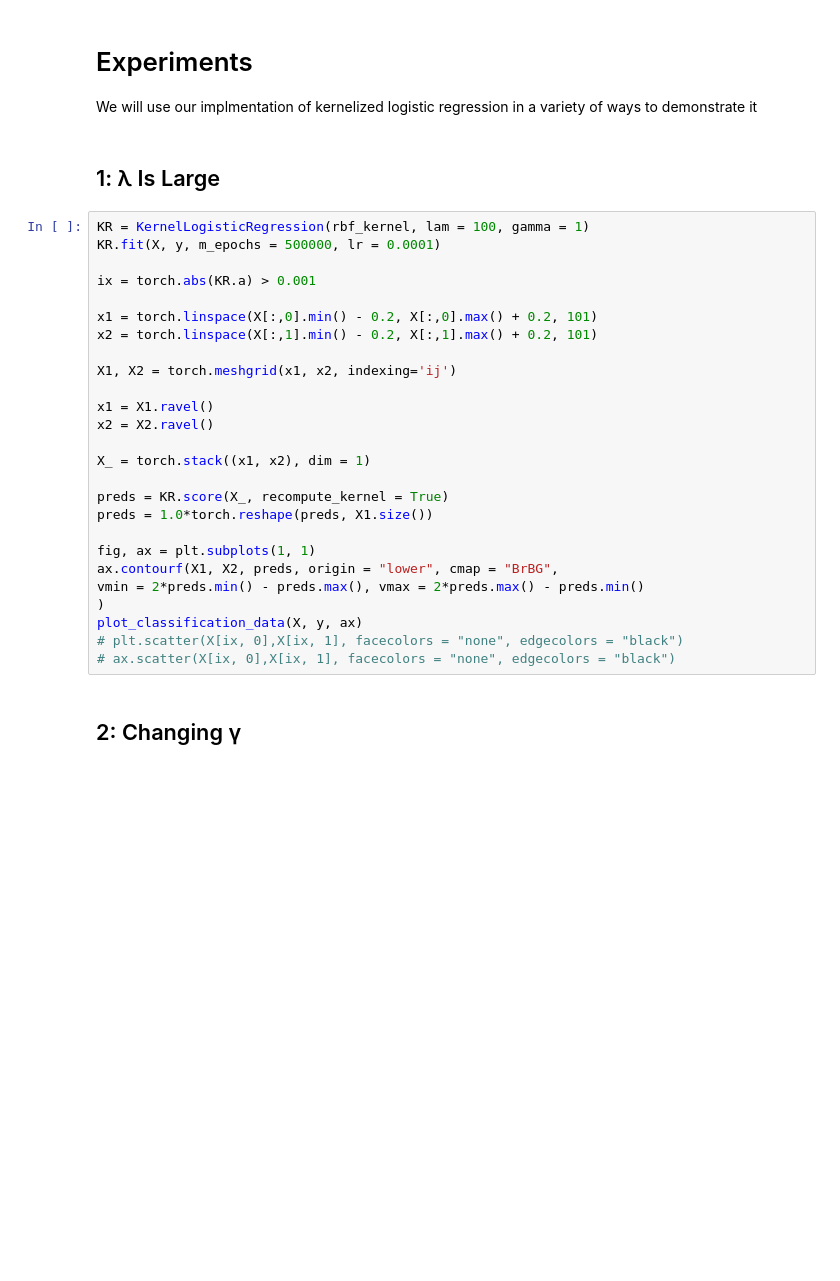
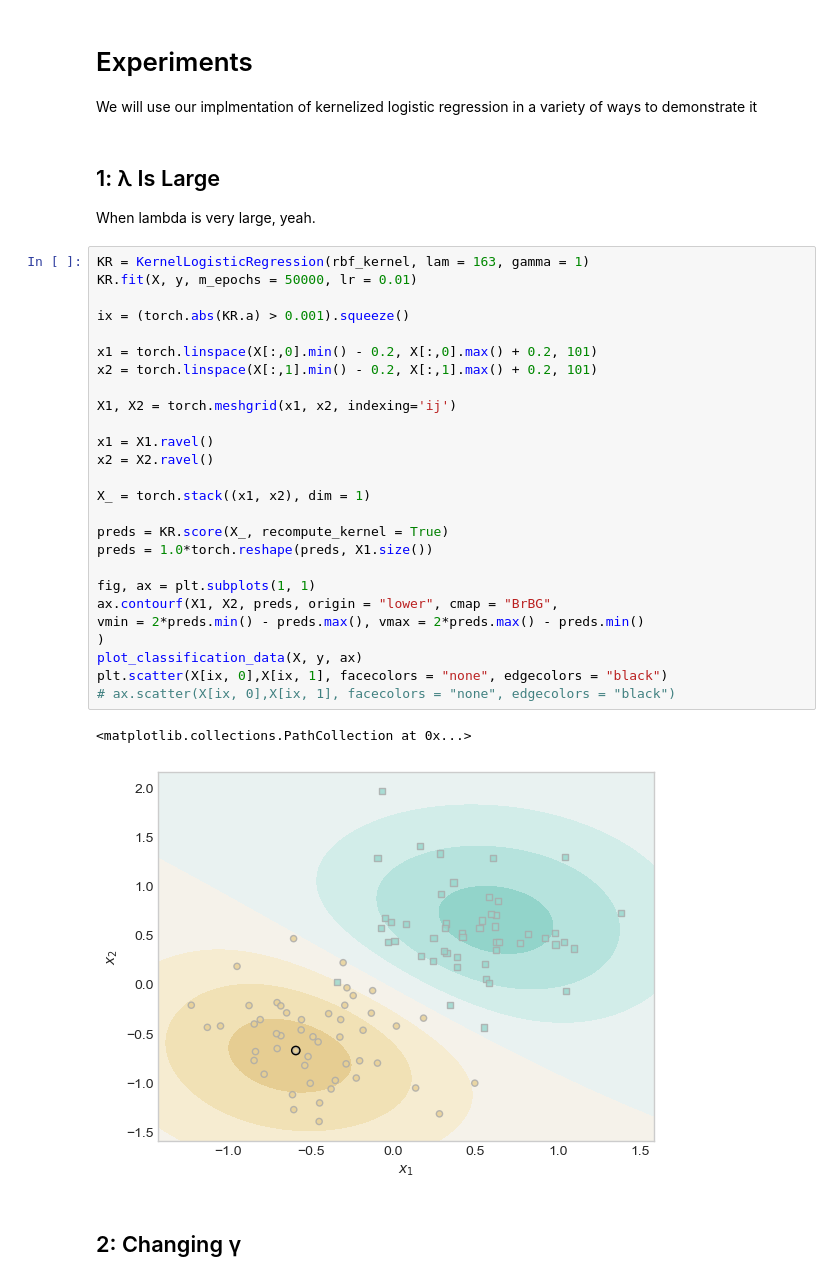
Before and after one commit to CameronHudson813/CameronHudson813.github.io, a Jupyter notebook: posts/ Sparse Kernel Machines/index.ipynb, the cells around one changed output. Saved outputs shown, nothing was run; the diff lists cells and outputs as text; blank space fills up the shorter version.

Commit message:
Sparse kernel nearly done

```diff
--- a/posts/ Sparse Kernel Machines/index.ipynb
+++ b/posts/ Sparse Kernel Machines/index.ipynb
@@ -125,31 +87,35 @@ Now that we have fully implemented our kernelized logistic regression and create
 We will use our implmentation of kernelized logistic regression in a variety of ways to demonstrate it
 # %% [markdown]
 ## 1: λ Is Large
+When lambda is very large, yeah.
 # %%
-KR = KernelLogisticRegression(rbf_kernel, lam = 100, gamma = 1)
-KR.fit(X, y, m_epochs = 500000, lr = 0.0001)
+KR = KernelLogisticRegression(rbf_kernel, lam = 163, gamma = 1)
+KR.fit(X, y, m_epochs = 50000, lr = 0.01)
 
-ix = torch.abs(KR.a) > 0.001
+ix = (torch.abs(KR.a) > 0.001).squeeze()
 
 x1 = torch.linspace(X[:,0].min() - 0.2, X[:,0].max() + 0.2, 101)
 x2 = torch.linspace(X[:,1].min() - 0.2, X[:,1].max() + 0.2, 101)
 
 X1, X2 = torch.meshgrid(x1, x2, indexing='ij')
 
 x1 = X1.ravel()
 x2 = X2.ravel()
 
 X_ = torch.stack((x1, x2), dim = 1)
 
 preds = KR.score(X_, recompute_kernel = True)
 preds = 1.0*torch.reshape(preds, X1.size())
 
 fig, ax = plt.subplots(1, 1)
 ax.contourf(X1, X2, preds, origin = "lower", cmap = "BrBG",
 vmin = 2*preds.min() - preds.max(), vmax = 2*preds.max() - preds.min()
 )
 plot_classification_data(X, y, ax)
-# plt.scatter(X[ix, 0],X[ix, 1], facecolors = "none", edgecolors = "black")
+plt.scatter(X[ix, 0],X[ix, 1], facecolors = "none", edgecolors = "black")
 # ax.scatter(X[ix, 0],X[ix, 1], facecolors = "none", edgecolors = "black")
+# %% [output]
+<matplotlib.collections.PathCollection at 0x...>
+[figure, added]
 # %% [markdown]
 ## 2: Changing γ
```
Also changed, not shown: parts of 15 cells of this notebook, 2 other files.
